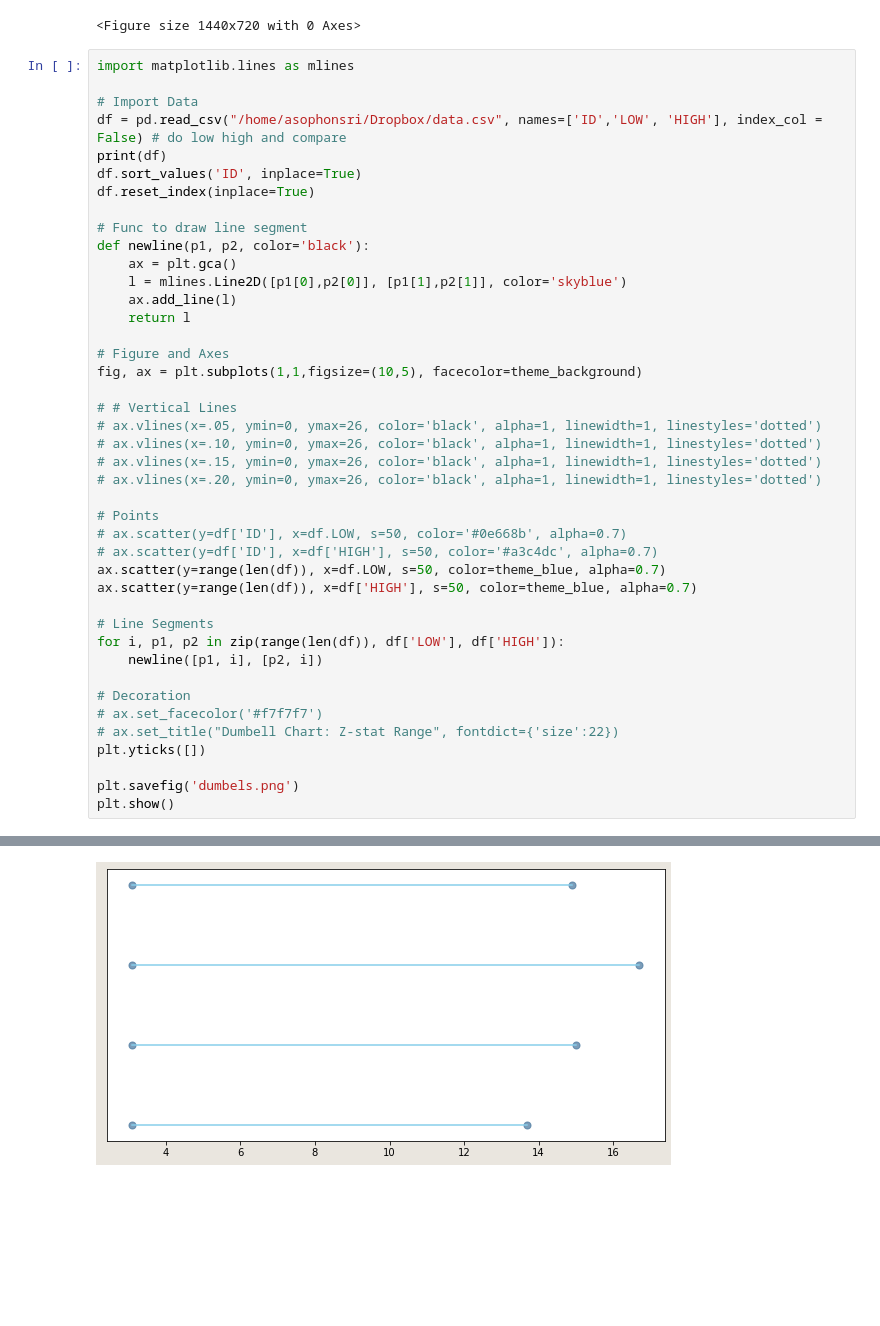
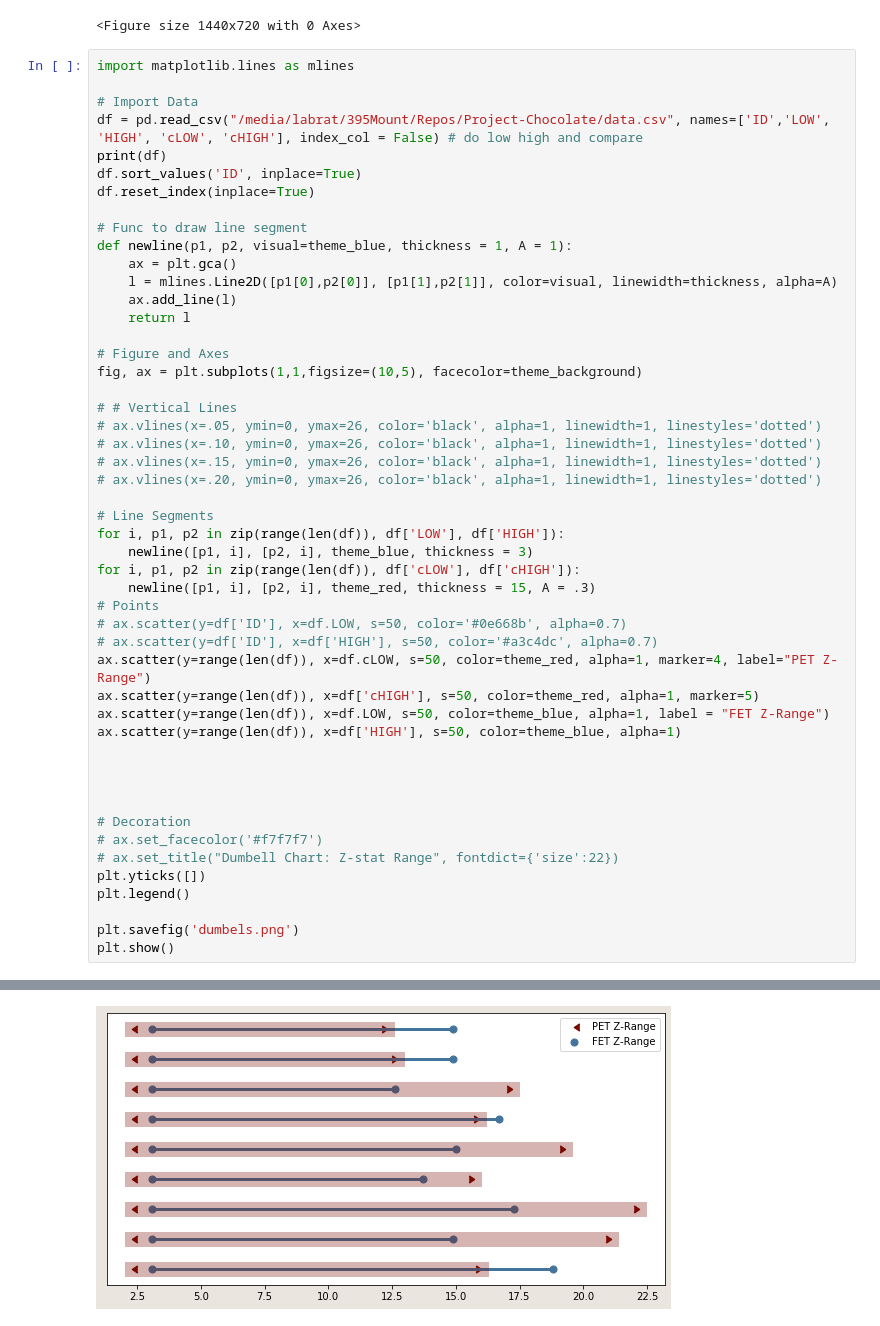
Before and after one commit to jacek257/Project-Chocolate, a Jupyter notebook: Data_processor.ipynb, the cells around one changed output, grey strips where cells are left out. Saved outputs shown, nothing was run; the diff lists cells and outputs as text; blank space fills up the shorter version.

Commit message:
fixed variance plot

```diff
--- a/Data_processor.ipynb
+++ b/Data_processor.ipynb
@@ -95,15 +97,15 @@ NameError: name 'meants' is not defined
 import matplotlib.lines as mlines
 
 # Import Data
-df = pd.read_csv("/home/asophonsri/Dropbox/data.csv", names=['ID','LOW', 'HIGH'], index_col = False) # do low high and compare
+df = pd.read_csv("/media/labrat/395Mount/Repos/Project-Chocolate/data.csv", names=['ID','LOW', 'HIGH', 'cLOW', 'cHIGH'], index_col = False) # do low high and compare
 print(df)
 df.sort_values('ID', inplace=True)
 df.reset_index(inplace=True)
 
 # Func to draw line segment
-def newline(p1, p2, color='black'):
+def newline(p1, p2, visual=theme_blue, thickness = 1, A = 1):
     ax = plt.gca()
-    l = mlines.Line2D([p1[0],p2[0]], [p1[1],p2[1]], color='skyblue')
+    l = mlines.Line2D([p1[0],p2[0]], [p1[1],p2[1]], color=visual, linewidth=thickness, alpha=A)
     ax.add_line(l)
     return l
 
@@ -116,20 +118,27 @@ fig, ax = plt.subplots(1,1,figsize=(10,5), facecolor=theme_background)
 # ax.vlines(x=.15, ymin=0, ymax=26, color='black', alpha=1, linewidth=1, linestyles='dotted')
 # ax.vlines(x=.20, ymin=0, ymax=26, color='black', alpha=1, linewidth=1, linestyles='dotted')
 
+# Line Segments
+for i, p1, p2 in zip(range(len(df)), df['LOW'], df['HIGH']):
+    newline([p1, i], [p2, i], theme_blue, thickness = 3)
+for i, p1, p2 in zip(range(len(df)), df['cLOW'], df['cHIGH']):
+    newline([p1, i], [p2, i], theme_red, thickness = 15, A = .3)
 # Points
 # ax.scatter(y=df['ID'], x=df.LOW, s=50, color='#0e668b', alpha=0.7)
 # ax.scatter(y=df['ID'], x=df['HIGH'], s=50, color='#a3c4dc', alpha=0.7)
-ax.scatter(y=range(len(df)), x=df.LOW, s=50, color=theme_blue, alpha=0.7)
-ax.scatter(y=range(len(df)), x=df['HIGH'], s=50, color=theme_blue, alpha=0.7)
+ax.scatter(y=range(len(df)), x=df.cLOW, s=50, color=theme_red, alpha=1, marker=4, label="PET Z-Range")
+ax.scatter(y=range(len(df)), x=df['cHIGH'], s=50, color=theme_red, alpha=1, marker=5)
+ax.scatter(y=range(len(df)), x=df.LOW, s=50, color=theme_blue, alpha=1, label = "FET Z-Range")
+ax.scatter(y=range(len(df)), x=df['HIGH'], s=50, color=theme_blue, alpha=1)
 
-# Line Segments
-for i, p1, p2 in zip(range(len(df)), df['LOW'], df['HIGH']):
-    newline([p1, i], [p2, i])
+
+
 
 # Decoration
 # ax.set_facecolor('#f7f7f7')
 # ax.set_title("Dumbell Chart: Z-stat Range", fontdict={'size':22})
 plt.yticks([])
+plt.legend()
 
 plt.savefig('dumbels.png')
 plt.show()
@@ -142 +156 @@ plt.show()
-[figure, old version]
+[figure, new version]
```
Also changed, not shown: parts of 9 cells of this notebook, 4 other files.
